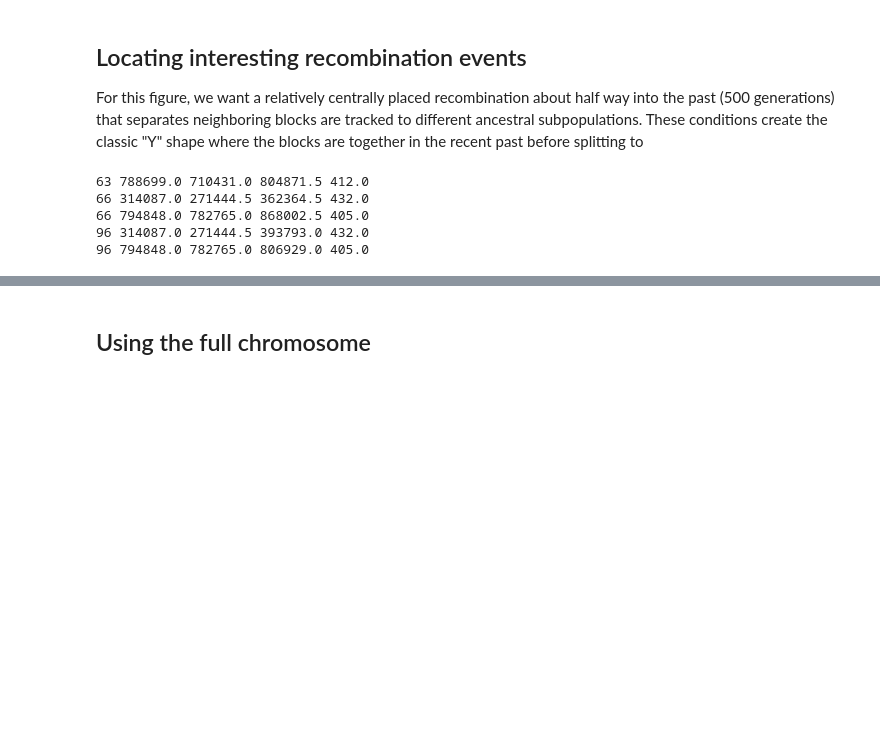
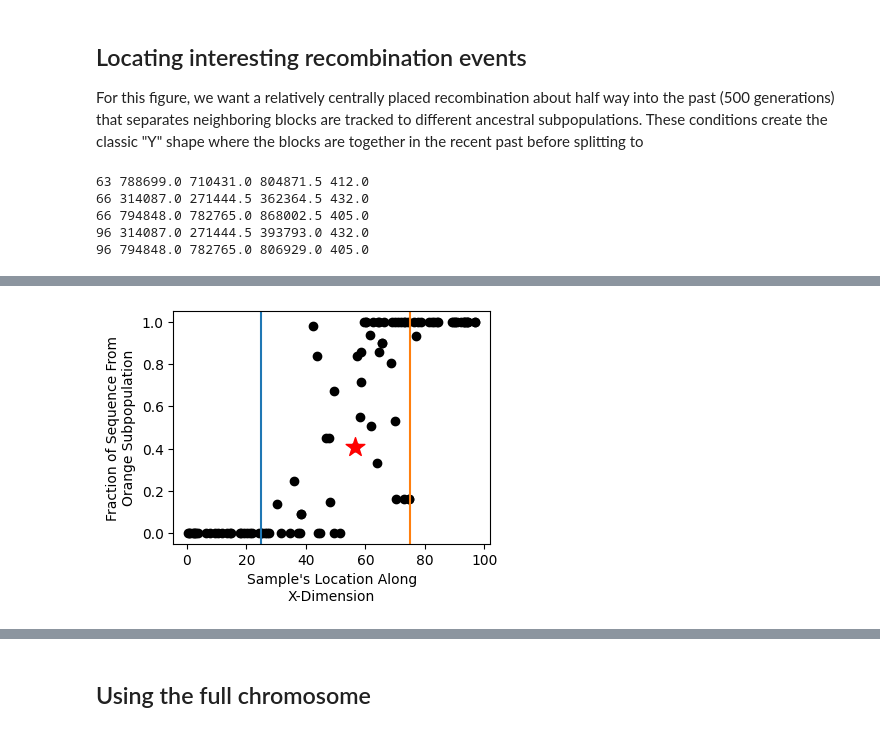
Before and after one commit to kitchensjn/sparg_manuscript, a Jupyter notebook: figures/Fig7_TwoPops/Fig7.ipynb, the cells around one changed output, grey strips where cells are left out. Saved outputs shown, nothing was run; the diff lists cells and outputs as text; code cells hidden in the pictures; blank space fills up the shorter version.

```diff
--- a/figures/Fig7_TwoPops/Fig7.ipynb
+++ b/figures/Fig7_TwoPops/Fig7.ipynb
@@ -110,0 +96,87 @@ locations_df = sparg.create_recombination_event_dataframe(
+# %%
+fig, (ax0) = plt.subplots(nrows=1, ncols=1, layout="constrained", sharey=True)
+
+ax0.scatter(location_x, composition, color="black", alpha=1)
+ax0.scatter(location_x[sample], composition[sample], color="red", s=200, marker="*")
+ax0.axvline(x = 25, label = "Starting Location of Blue Subpopulation")
+ax0.axvline(x = 75, color = "#ff7f0e", label = "Starting Location of Orange Subpopulation")
+ax0.set_xlabel("Sample's Location Along\nX-Dimension")
+ax0.set_ylabel("Fraction of Sequence From\nOrange Subpopulation")
+
+fig.set_figwidth(4)
+fig.set_figheight(3)
+plt.savefig("subfigures/Fig7_Comp.svg")
+plt.show()
+
+fig, (ax1, ax2) = plt.subplots(nrows=1, ncols=2, layout="constrained", sharey=True)
+
+ax1.scatter(locations_df.loc[locations_df["time"]==0,"true_location_0"],locations_df.loc[locations_df["time"]==0,"time"], color="red", s=200, marker="*", zorder=3)
+ax2.scatter(locations_df.loc[locations_df["time"]==0,"true_location_0"],locations_df.loc[locations_df["time"]==0,"time"], color="red", s=200, marker="*", zorder=3, label="Sample")
+
+counter = 0
+for i,region in locations_df.groupby(["sample", "genome_position"]):
+    if i == (sample, bp_interest-1) or i == (sample, bp_interest+1):
+        ax1.plot(region["true_location_0"], region["time"])
+        if counter == 0:
+            ax2.plot(region["true_location_0"], region["time"], label="Truth")
+        else:
+            ax2.plot(region["true_location_0"], region["time"])
+        counter += 1
+
+counter = 0
+for i,region in locations_df.groupby(["sample", "genome_position"]):
+    if i == (sample, bp_interest-1) or i == (sample, bp_interest+1):
+        left = []
+        right = []
+        for i,row in region.iterrows():
+            left.append(row["arg_estimated_location_0"]-1.96*math.sqrt(round(row["arg_variance_in_estimated_location_0"],3)))
+            right.append(row["arg_estimated_location_0"]+1.96*math.sqrt(round(row["arg_variance_in_estimated_location_0"],3)))
+        ax1.fill_betweenx(
+            y=region["time"],
+            x1=left,
+            x2=right,
+            alpha=0.25
+        )
+        ax1.plot(region["arg_estimated_location_0"], region["time"], color="black", linestyle="dashed")
+
+        left = []
+        right = []
+        for i,row in region.iterrows():
+            left.append(row["window_-1_estimated_location_0"]-1.96*math.sqrt(round(row["window_-1_variance_in_estimated_location_0"],3)))
+            right.append(row["window_-1_estimated_location_0"]+1.96*math.sqrt(round(row["window_-1_variance_in_estimated_location_0"],3)))
+        if counter == 0:
+            ax2.plot(region["window_-1_estimated_location_0"], region["time"], color="black", linestyle="dashed", label="MLE")
+            ax2.fill_betweenx(
+                y=region["time"],
+                x1=left,
+                x2=right,
+                alpha=0.25,
+                label="95% CI"
+            )
+        else:
+            ax2.fill_betweenx(
+                y=region["time"],
+                x1=left,
+                x2=right,
+                alpha=0.25
+            )
+            ax2.plot(region["window_-1_estimated_location_0"], region["time"], color="black", linestyle="dashed")
+        counter += 1
+
+ax1.set_title("ARG")
+ax2.set_title("Tree")
+
+ax1.set_xlabel("Location Along X-Dimension")
+ax1.set_ylabel("Time")
+ax2.set_xlabel("Location Along X-Dimension")
+
+ax1.set_xlim(0,100)
+ax2.set_xlim(0,100)
+
+ax2.legend(bbox_to_anchor=(1, 0.625))
+
+fig.set_figwidth(10)
+plt.savefig("subfigures/Fig7_Tracking.svg")
+plt.show()
+# %% [output]
+[figure, added]
```
Also changed, not shown: parts of 20 cells of this notebook, 42 other files.
